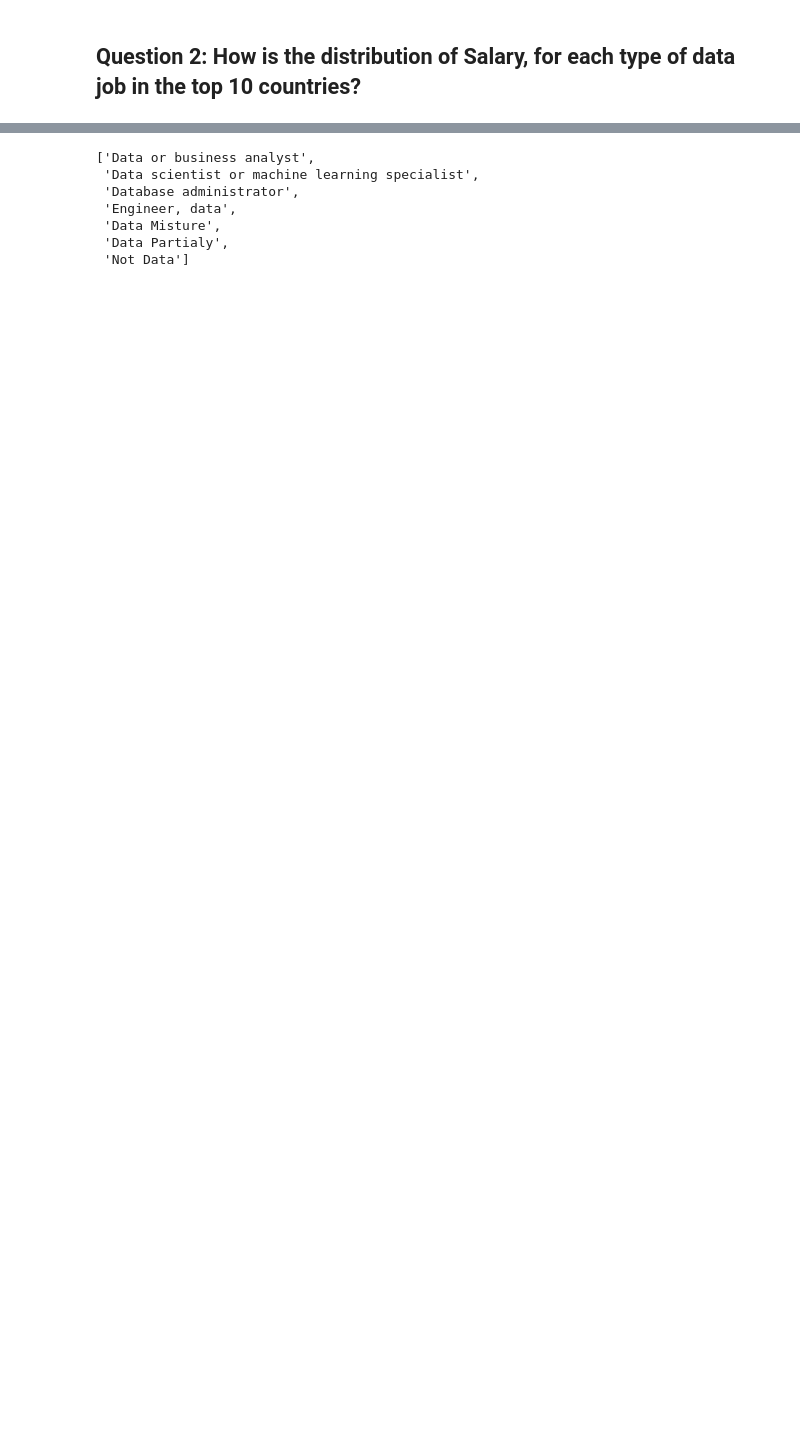
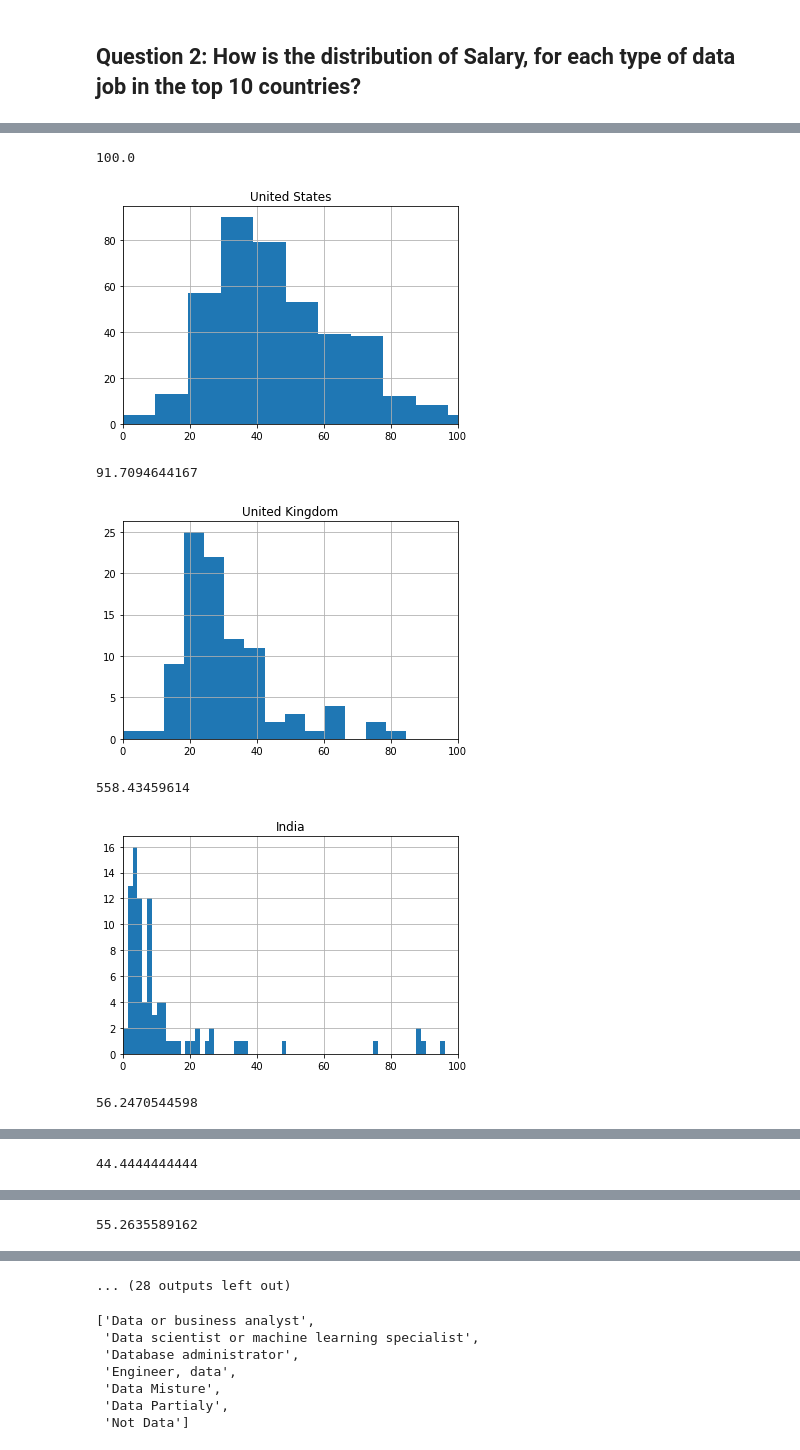
Before and after one commit to RenanVieiraDias/portfolio__data_science_articles, a Jupyter notebook: datasciencemedium.ipynb, the cells around one changed output, grey strips where cells are left out. Drawn from its saved outputs; the diff is of its cells as text; code cells hidden in the pictures; blank space fills up the shorter version.

```diff
--- a/datasciencemedium.ipynb
+++ b/datasciencemedium.ipynb
@@ -340,0 +444,17 @@ dfSalaryClean[['Country','YearsCodeProFix','DollarPerHour']].head()
+# %%
+for country in topCountry.index:
+    tempdfSalary = dfSalary[dfSalary['Country']==country]['DollarPerHour']
+    nbins = 5*tempdfSalary.max()/tempdfSalary.median()
+    print(nbins)
+    tempdfSalary.hist(bins=int(nbins))
+    plt.title(country)
+    plt.xlim(0,100)
+    plt.show()
+# %% [output]
+100.0
+[figure, added]
+91.7094644167
+[figure, added]
+558.43459614
+[figure, added]
+56.2470544598
@@ -340,0 +462 @@ dfSalaryClean[['Country','YearsCodeProFix','DollarPerHour']].head()
+44.4444444444
@@ -340,0 +464 @@ dfSalaryClean[['Country','YearsCodeProFix','DollarPerHour']].head()
+55.2635589162
@@ -341,3 +466,4 @@ dfSalaryClean[['Country','YearsCodeProFix','DollarPerHour']].head()
+... (28 outputs left out)
 # %%
 dataJobsOutputs
 # %% [output]
```
Also changed, not shown: parts of 24 cells of this notebook.
